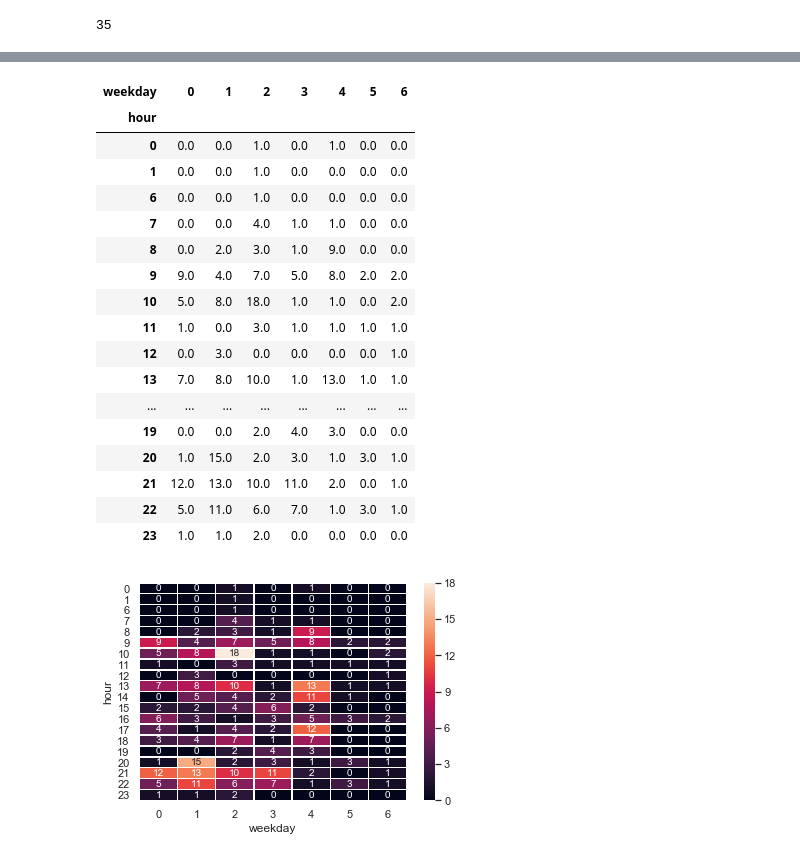
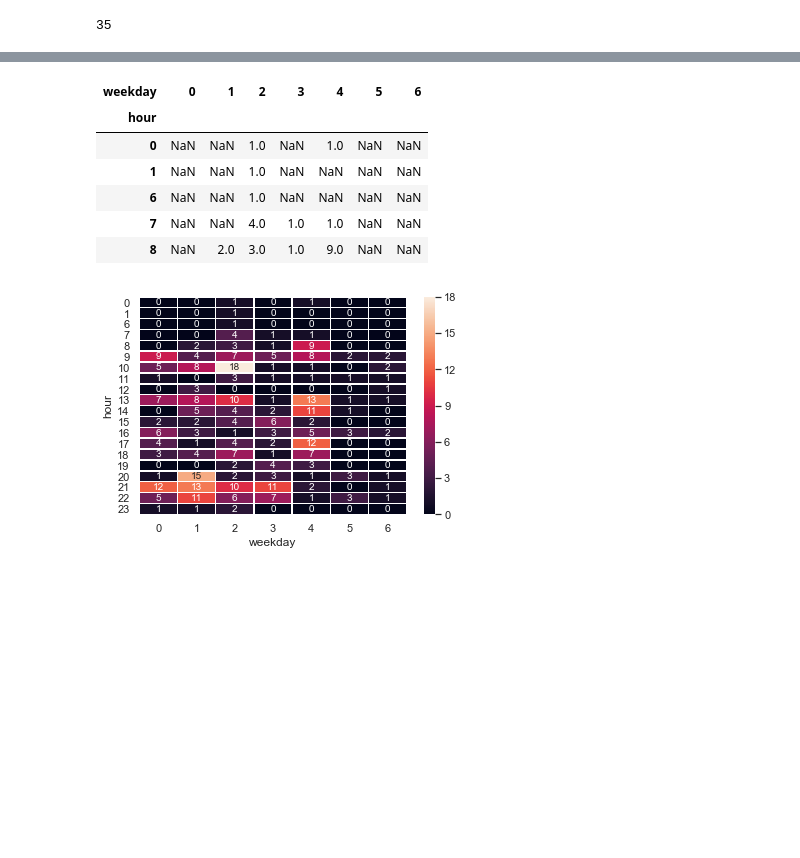
Before and after one commit to Narges1365/cdr-data, a Jupyter notebook: SampleDataAnalysis.ipynb, the cells around one changed output, grey strips where cells are left out. Drawn from its saved outputs; the diff is of its cells as text; code cells hidden in the pictures; blank space fills up the shorter version.

```diff
--- a/SampleDataAnalysis.ipynb
+++ b/SampleDataAnalysis.ipynb
@@ -133,26 +122,15 @@ cdr_matrix
 #To remove duplicates, we select just one column. We can choose any column
 cdr_matrix = cdr_matrix["durata"]
 # %%
-cdr_matrix
+cdr_matrix.head()
 # %% [output]
 | weekday | 0 | 1 | 2 | 3 | 4 | 5 | 6 |
 | hour |  |  |  |  |  |  |  |
-| 0 | 0.0 | 0.0 | 1.0 | 0.0 | 1.0 | 0.0 | 0.0 |
-| 1 | 0.0 | 0.0 | 1.0 | 0.0 | 0.0 | 0.0 | 0.0 |
-| 6 | 0.0 | 0.0 | 1.0 | 0.0 | 0.0 | 0.0 | 0.0 |
-| 7 | 0.0 | 0.0 | 4.0 | 1.0 | 1.0 | 0.0 | 0.0 |
-| 8 | 0.0 | 2.0 | 3.0 | 1.0 | 9.0 | 0.0 | 0.0 |
-| 9 | 9.0 | 4.0 | 7.0 | 5.0 | 8.0 | 2.0 | 2.0 |
-| 10 | 5.0 | 8.0 | 18.0 | 1.0 | 1.0 | 0.0 | 2.0 |
-| 11 | 1.0 | 0.0 | 3.0 | 1.0 | 1.0 | 1.0 | 1.0 |
-| 12 | 0.0 | 3.0 | 0.0 | 0.0 | 0.0 | 0.0 | 1.0 |
-| 13 | 7.0 | 8.0 | 10.0 | 1.0 | 13.0 | 1.0 | 1.0 |
-| ... | ... | ... | ... | ... | ... | ... | ... |
-| 19 | 0.0 | 0.0 | 2.0 | 4.0 | 3.0 | 0.0 | 0.0 |
-| 20 | 1.0 | 15.0 | 2.0 | 3.0 | 1.0 | 3.0 | 1.0 |
-| 21 | 12.0 | 13.0 | 10.0 | 11.0 | 2.0 | 0.0 | 1.0 |
-| 22 | 5.0 | 11.0 | 6.0 | 7.0 | 1.0 | 3.0 | 1.0 |
-| 23 | 1.0 | 1.0 | 2.0 | 0.0 | 0.0 | 0.0 | 0.0 |
+| 0 | NaN | NaN | 1.0 | NaN | 1.0 | NaN | NaN |
+| 1 | NaN | NaN | 1.0 | NaN | NaN | NaN | NaN |
+| 6 | NaN | NaN | 1.0 | NaN | NaN | NaN | NaN |
+| 7 | NaN | NaN | 4.0 | 1.0 | 1.0 | NaN | NaN |
+| 8 | NaN | 2.0 | 3.0 | 1.0 | 9.0 | NaN | NaN |
 # %%
 #Now, this is the matrix and we want to draw heatmap for this.
 #This matrix is the heatmap of all weeks, not week by week like the paper. Getting for every week is straightforward.
```
Also changed, not shown: parts of 5 cells of this notebook.
